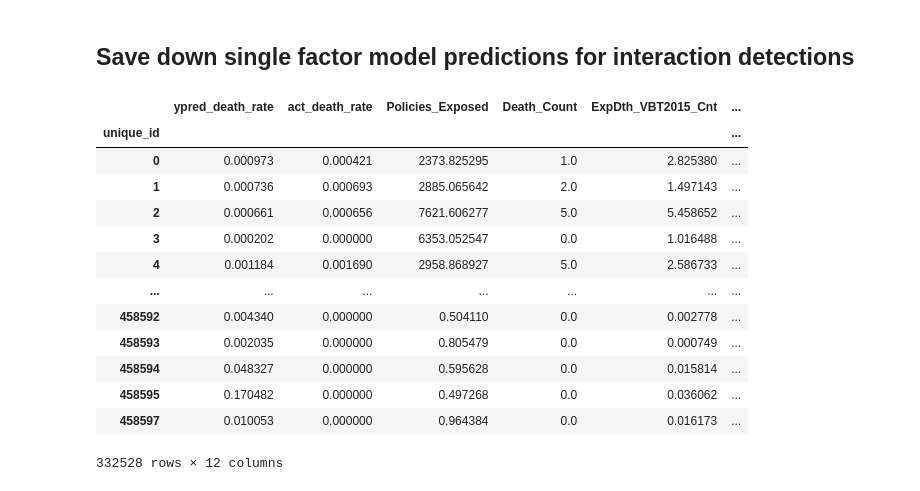
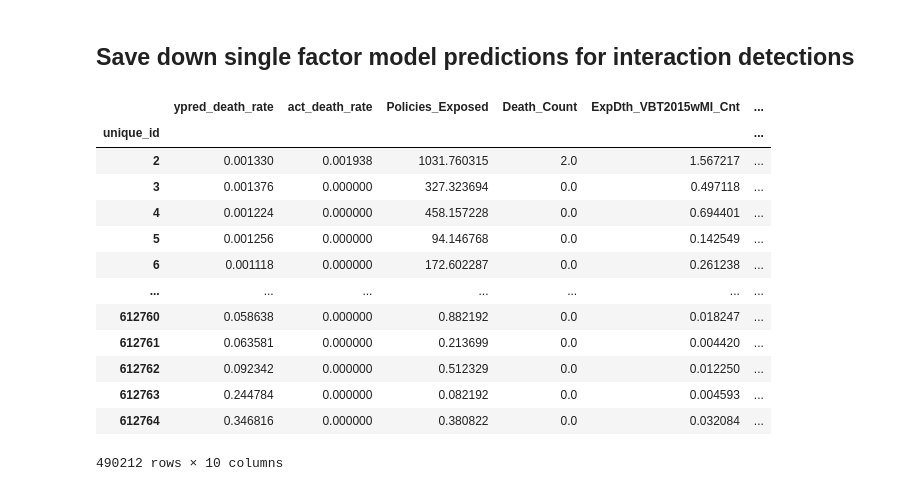
Before and after one commit to ckjackytam/ifoa-ds-health-care-wp, a Jupyter notebook: Python/big-pitch/02 - Single Factor Model.ipynb, the cells around one changed output. Cells and saved outputs as stored; diff of their text form; code cells hidden in the pictures.

```diff
--- a/Python/big-pitch/02 - Single Factor Model.ipynb
+++ b/Python/big-pitch/02 - Single Factor Model.ipynb
@@ -99,6 +98,7 @@ num_feat = [
     "Attained_Age",
     "Face_Amount_Band_ordinal",
     "Issue_Age",
+    "Issue_Year",
 ]
 
 # Define the list of categorical features
@@ -172,8 +172,8 @@ term_string, num_feat_map, cat_feat_map, _ = training.create_term_structure(
     num_feat,
     cat_feat,
     X_train,
-    mono_dec_var_list=["Face_Amount_Band_ordinal"],
-    mono_inc_var_list=["Duration", "Issue_Age"],
+    mono_dec_var_list=["Face_Amount_Band_ordinal", "Issue_Year"],
+    # mono_inc_var_list=["Duration"],
 )
 print(term_string)
 # %% [output]
@@ -1118,49 +1095,47 @@ ypred_train_df = (
     .join(
         model_data[
             [
                 "Death_Count",
-                "ExpDth_VBT2015_Cnt",
                 "ExpDth_VBT2015wMI_Cnt",
-                "exp_death_rate",
                 "exp_death_rate_mi",
             ]
         ]
     )
 )
 ypred_train_df["ypred_death_count"] = (
     ypred_train_df["ypred_death_rate"] * ypred_train_df[exposure]
 )
 
 # Calculate the death rates and counts from the rating tables
 ypred_train_df["ypred_death_rate_rel"] = (
     X_train_rel[rel_list].prod(axis=1) * intercept_final
 )
 ypred_train_df["ypred_death_count_rel"] = (
     ypred_train_df["ypred_death_rate_rel"] * ypred_train_df[exposure]
 )
 ypred_train_df["ratio_diff"] = (
     ypred_train_df["ypred_death_count_rel"] / ypred_train_df["ypred_death_count"]
 ).round(rounding_num)
 
 assert (
     ypred_train_df["ratio_diff"].unique() == 1
 ), "Differences in predictions from the model and rating tables detected. Please check!!!"
 ypred_train_df
 # %% [output]
-|  | ypred_death_rate | act_death_rate | Policies_Exposed | Death_Count | ExpDth_VBT2015_Cnt | ... |
+|  | ypred_death_rate | act_death_rate | Policies_Exposed | Death_Count | ExpDth_VBT2015wMI_Cnt | ... |
 | unique_id |  |  |  |  |  | ... |
-| 0 | 0.000973 | 0.000421 | 2373.825295 | 1.0 | 2.825380 | ... |
-| 1 | 0.000736 | 0.000693 | 2885.065642 | 2.0 | 1.497143 | ... |
-| 2 | 0.000661 | 0.000656 | 7621.606277 | 5.0 | 5.458652 | ... |
-| 3 | 0.000202 | 0.000000 | 6353.052547 | 0.0 | 1.016488 | ... |
-| 4 | 0.001184 | 0.001690 | 2958.868927 | 5.0 | 2.586733 | ... |
+| 2 | 0.001330 | 0.001938 | 1031.760315 | 2.0 | 1.567217 | ... |
+| 3 | 0.001376 | 0.000000 | 327.323694 | 0.0 | 0.497118 | ... |
+| 4 | 0.001224 | 0.000000 | 458.157228 | 0.0 | 0.694401 | ... |
+| 5 | 0.001256 | 0.000000 | 94.146768 | 0.0 | 0.142549 | ... |
+| 6 | 0.001118 | 0.000000 | 172.602287 | 0.0 | 0.261238 | ... |
 | ... | ... | ... | ... | ... | ... | ... |
-| 458592 | 0.004340 | 0.000000 | 0.504110 | 0.0 | 0.002778 | ... |
-| 458593 | 0.002035 | 0.000000 | 0.805479 | 0.0 | 0.000749 | ... |
-| 458594 | 0.048327 | 0.000000 | 0.595628 | 0.0 | 0.015814 | ... |
-| 458595 | 0.170482 | 0.000000 | 0.497268 | 0.0 | 0.036062 | ... |
-| 458597 | 0.010053 | 0.000000 | 0.964384 | 0.0 | 0.016173 | ... |
+| 612760 | 0.058638 | 0.000000 | 0.882192 | 0.0 | 0.018247 | ... |
+| 612761 | 0.063581 | 0.000000 | 0.213699 | 0.0 | 0.004420 | ... |
+| 612762 | 0.092342 | 0.000000 | 0.512329 | 0.0 | 0.012250 | ... |
+| 612763 | 0.244784 | 0.000000 | 0.082192 | 0.0 | 0.004593 | ... |
+| 612764 | 0.346816 | 0.000000 | 0.380822 | 0.0 | 0.032084 | ... |
-332528 rows × 12 columns
+490212 rows × 10 columns
 # %%
 # Concatenate the training and holdout prediction dataframes
 ypred_df = pd.concat([ypred_train_df, ypred_test_df], axis=0)
```
Also changed, not shown: parts of 32 cells of this notebook, 7 other files.
